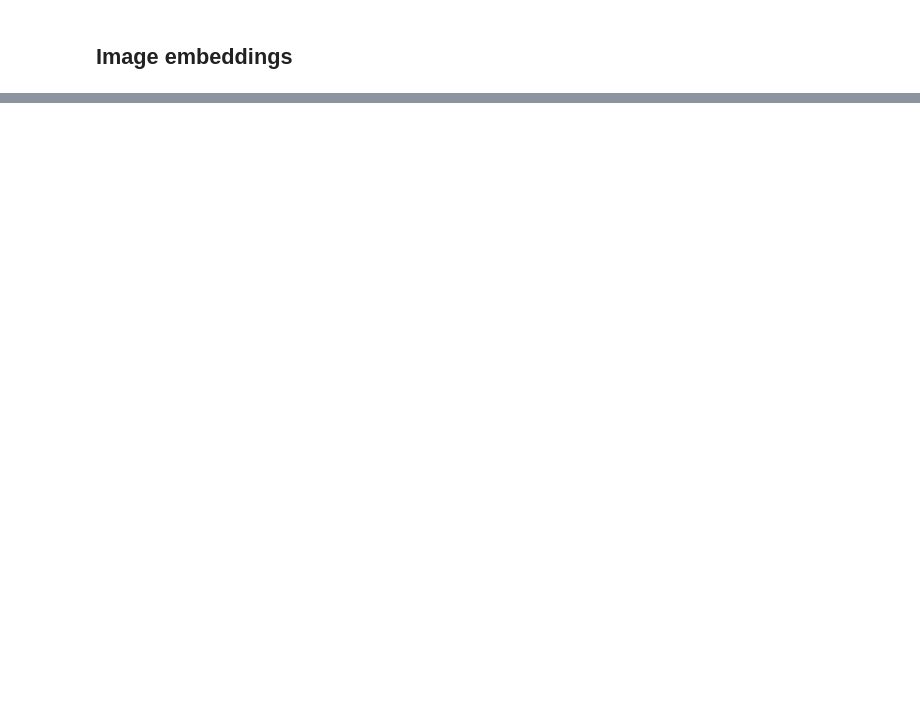
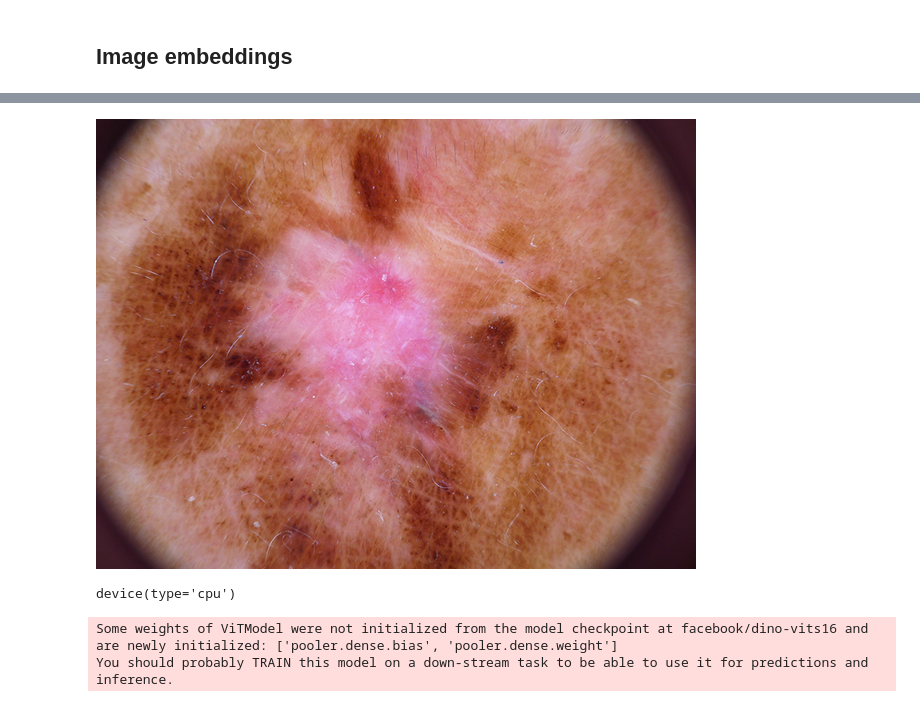
Before and after one commit to adaschevici/qdrant-protos, a Jupyter notebook: qdrant_and_images.ipynb, the cells around one changed output, grey strips where cells are left out. Cells and saved outputs as stored; diff of their text form; code cells hidden in the pictures; blank space fills up the shorter version.

Commit message:
Broken due to incompatibility in the code, need to go back to the drawing board and figure out what is wrong

```diff
--- a/qdrant_and_images.ipynb
+++ b/qdrant_and_images.ipynb
@@ -22,0 +39,29 @@ dataset[8500]
+# %%
+image = dataset[8500]["image"]
+image
+# %% [output]
+[figure, added]
+# %%
+# Check that MPS is available
+if not torch.backends.mps.is_available():
+    if not torch.backends.mps.is_built():
+        print("MPS not available because the current PyTorch install was not "
+              "built with MPS enabled.")
+    else:
+        print("MPS not available because the current MacOS version is not 12.3+ "
+              "and/or you do not have an MPS-enabled device on this machine.")
+
+else:
+    mps_device = torch.device("mps")
+
+mps_device
+mps_device = torch.device("cpu")
+mps_device
+# %% [output]
+device(type='cpu')
+# %%
+processor = ViTImageProcessor.from_pretrained("facebook/dino-vits16")
+model = ViTModel.from_pretrained("facebook/dino-vits16").to(mps_device)
+# %% [output]
+Some weights of ViTModel were not initialized from the model checkpoint at facebook/dino-vits16 and are newly initialized: ['pooler.dense.bias', 'pooler.dense.weight']
+You should probably TRAIN this model on a down-stream task to be able to use it for predictions and inference.
```
Also changed, not shown: parts of 4 cells of this notebook, 2 other files.
